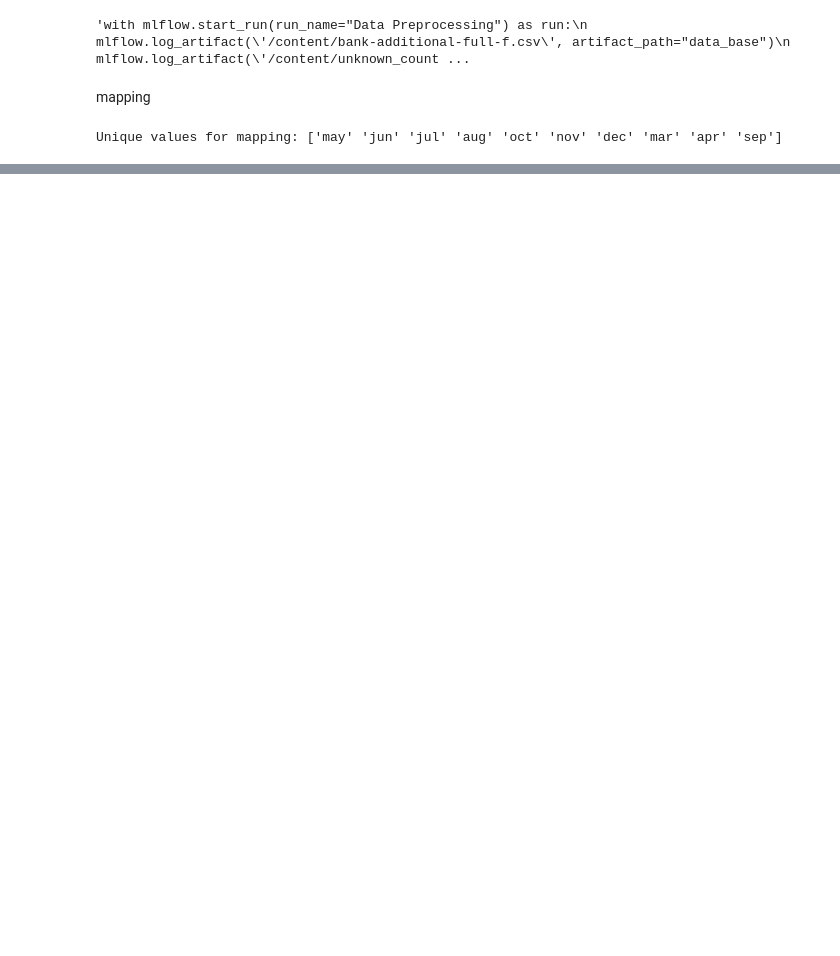
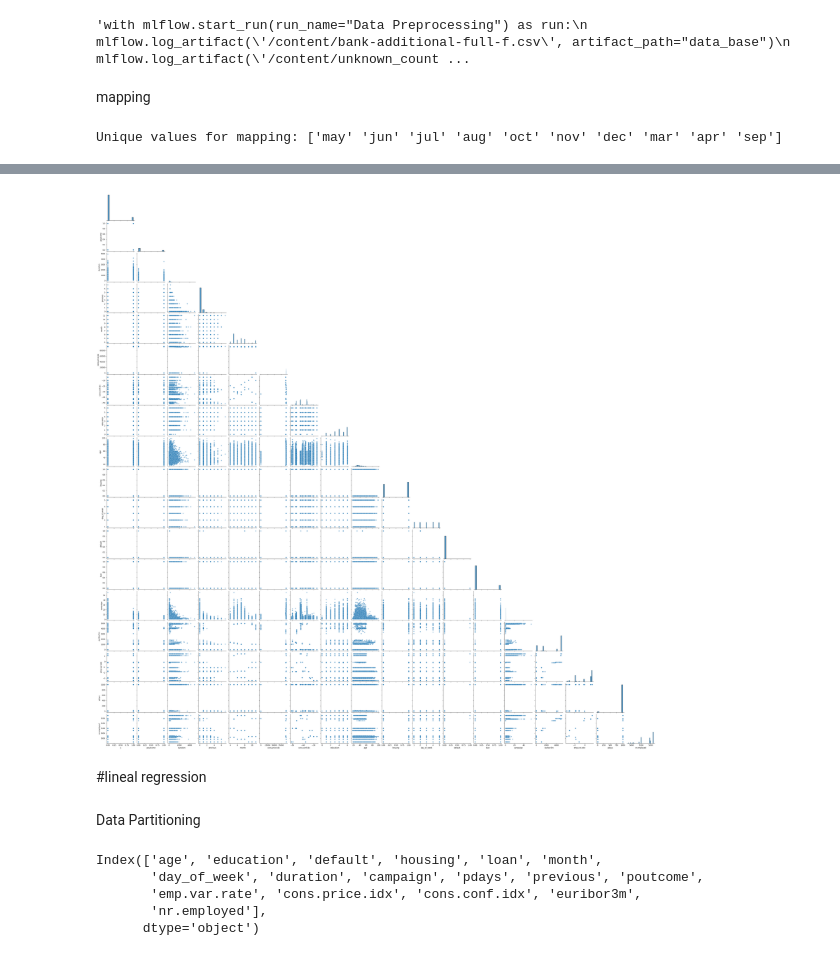
Before and after one commit to juliant117/NSW_mla, a Jupyter notebook: assesst_1.ipynb, the cells around one changed output, grey strips where cells are left out. Saved outputs shown, nothing was run; the diff lists cells and outputs as text; code cells hidden in the pictures; blank space fills up the shorter version.

Commit message:
lineal_regression_1

```diff
--- a/assesst_1.ipynb
+++ b/assesst_1.ipynb
@@ -313,0 +371,14 @@ print(data.head())
+# %%
+# Select only 'y' and other relevant features (e.g., 'age', 'duration', etc.)
+# Adjust the list of features as needed
+#features_with_y = ['y', 'age', 'education', 'default', 'housing', 'loan', 'month', 'campaign', 'pdays', 'emp.var.rate']
+features_with_y = ['y','poutcome', 'duration', 'previous', 'month', 'cons.price.idx', 'cons.conf.idx',  'education', 'age', 'housing', 'day_of_week', 'default', 'loan', 'campaign', 'euribor3m', 'emp.var.rate', 'pdays', 'nr.employed']
+data_subset = data[features_with_y]
+
+# Plot pairplot with only 'y' and selected features
+sns.pairplot(data_subset, plot_kws={'alpha': 0.5},corner=True)
+plt.show()
+# %% [output]
+[figure, added]
+# %% [markdown]
+#lineal regression
@@ -313,0 +393,2 @@ print(data.head())
+# %% [markdown]
+Data Partitioning
@@ -313,0 +398,9 @@ print(data.head())
+# %%
+feature_names = X.columns
+feature_names
+# %% [output]
+Index(['age', 'education', 'default', 'housing', 'loan', 'month',
+       'day_of_week', 'duration', 'campaign', 'pdays', 'previous', 'poutcome',
+       'emp.var.rate', 'cons.price.idx', 'cons.conf.idx', 'euribor3m',
+       'nr.employed'],
+      dtype='object')
```
Also changed, not shown: parts of 28 cells of this notebook.
